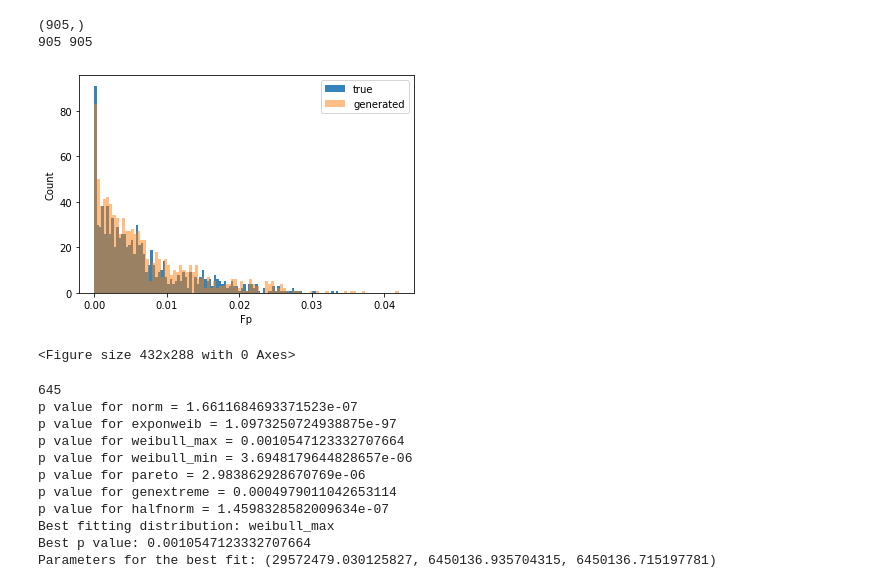
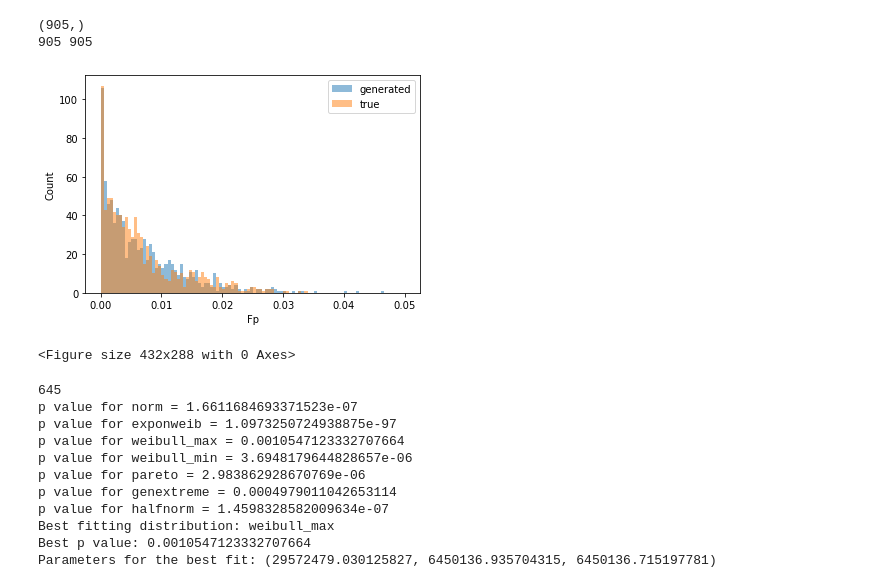
Before and after one commit to Michael-McLaren/MRI_ML, a Jupyter notebook: creating_synthetic_data.ipynb, the cells around one changed output. Drawn from its saved outputs; the diff is of its cells as text; code cells hidden in the pictures.

Commit message:
finally got it working, also have made some plots for the presentation

```diff
--- a/creating_synthetic_data.ipynb
+++ b/creating_synthetic_data.ipynb
@@ -134,42 +133,41 @@ Best p value: 0.34570163904102996
 Parameters for the best fit: (1.064799958220838, 0.0005001496965058328, 0.007151833882619035)
 # %%
 
-c, loc, scale =  params
 
 def Fp_distribution(num):
     p = 0.1182
     params = (1.064799958220838, 0.0005001496965058328, 0.007151833882619035)
     start_nums = int(p*num)
 
     start = np.random.uniform(low = 0, high= 0.0005, size = start_nums)
 
     dist_num = num - start_nums
     gen_data_Fp = st.weibull_min.rvs(params[0], params[1], params[2], size=dist_num)
     gen_data_Fp = np.array(gen_data_Fp)
 
     true_dist = np.concatenate((gen_data_Fp, start), axis=None)
     print(true_dist.shape)
     #true_dist[true_dist > 1] = 0.99
 
 
 
     return true_dist
 
 
 gen_dataFp = Fp_distribution(Fp_list_uterus.size)
 print(gen_data.size, Fp_list_uterus.size)
-plt.hist(Fp_list_uterus, alpha = 0.9, bins = 100, label = 'true')
-plt.hist(gen_dataFp, bins = 100, alpha=0.5, label='generated')
+plt.hist(gen_dataFp, bins = 100, alpha=0.5, label='generated', range=[0, 0.05])
+plt.hist(Fp_list_uterus, alpha = 0.5, bins = 100, label = 'true', range=[0, 0.05])
 plt.legend(loc='upper right')
 plt.xlabel('Fp')
 plt.ylabel('Count')
-
+plt.savefig('plots/Fp_dist')
 plt.show()
 plt.clf()
 # %% [output]
 (905,)
 905 905
-[figure, old version]
+[figure, new version]
 <Figure size 432x288 with 0 Axes>
 # %%
 vp_list_uterus_noend = vp_list_uterus[vp_list_uterus <= 0.97]
```
Also changed, not shown: parts of 6 cells of this notebook, 4 other files.
